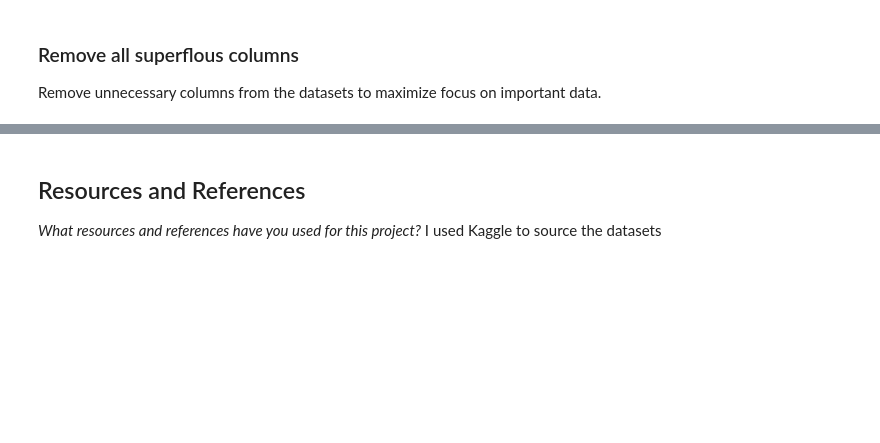
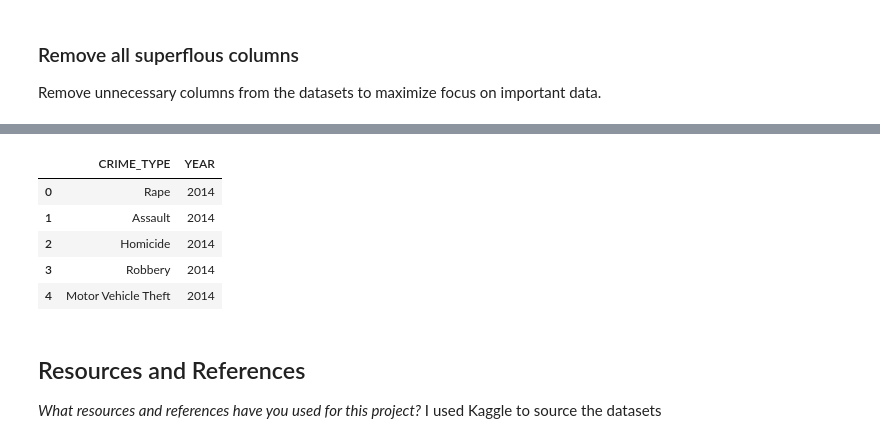
Before and after one commit to IT4063C-Fall23/final-project-jeremylshepherd, a Jupyter notebook: source.ipynb, the cells around one changed output, grey strips where cells are left out. Saved outputs shown, nothing was run; the diff lists cells and outputs as text; code cells hidden in the pictures; blank space fills up the shorter version.

```diff
--- a/source.ipynb
+++ b/source.ipynb
@@ -342,3 +353,14 @@ Remove unnecessary columns from the datasets to maximize focus on important data
+# %%
+seattle_crime_df_v2 = seattle_crime_df.drop(['Police Beat', 'CRIME_DESCRIPTION', 'STAT_VALUE', 'REPORT_DATE',
+                                             'Sector', 'Precinct', 'Row_Value_ID', 'REPORT_DATETIME'] , axis=1)
+seattle_crime_df_v2.head()
+# %% [output]
+|  | CRIME_TYPE | YEAR |
+| 0 | Rape | 2014 |
+| 1 | Assault | 2014 |
+| 2 | Homicide | 2014 |
+| 3 | Robbery | 2014 |
+| 4 | Motor Vehicle Theft | 2014 |
 # %% [markdown]
 ## Resources and References
 *What resources and references have you used for this project?*
```
Also changed, not shown: parts of 1 cell of this notebook.
